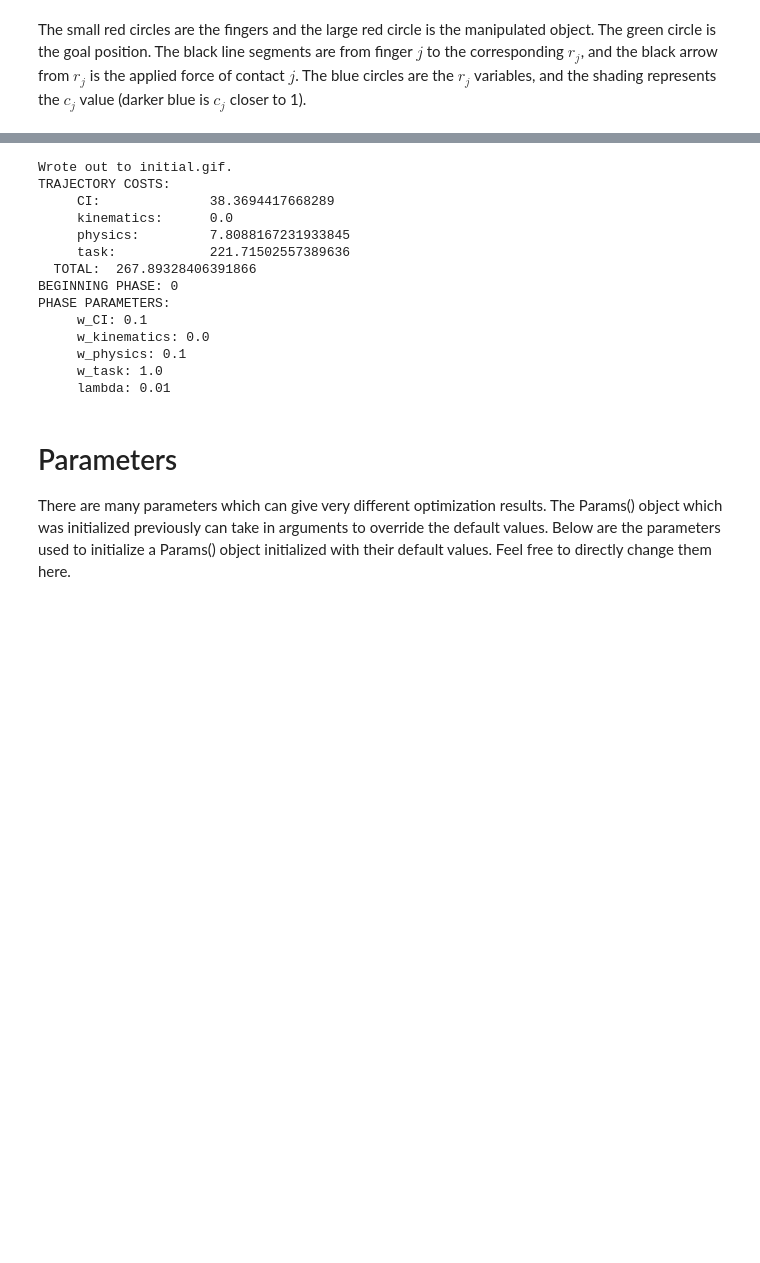
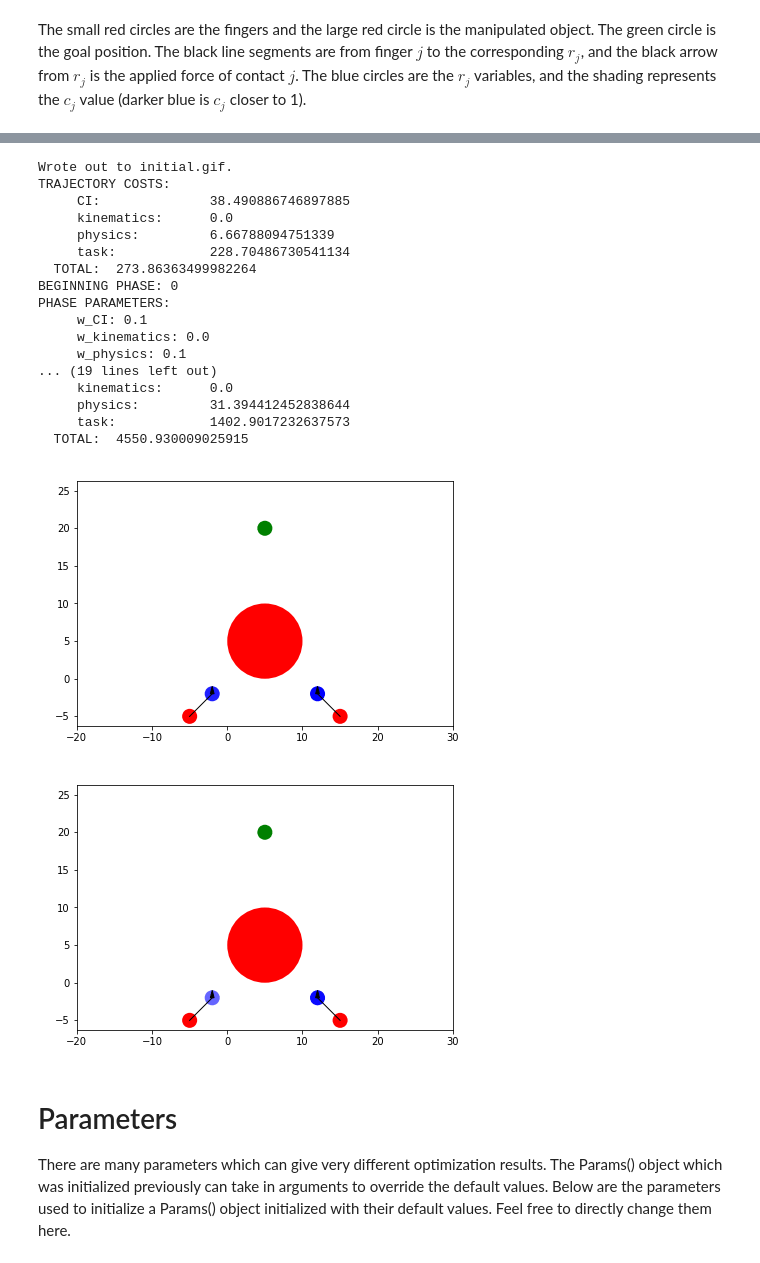
Before and after one commit to carismoses/CIO, a Jupyter notebook: CIO_notebook.ipynb, the cells around one changed output, grey strips where cells are left out. Drawn from its saved outputs; the diff is of its cells as text; code cells hidden in the pictures; blank space fills up the shorter version.

```diff
--- a/CIO_notebook.ipynb
+++ b/CIO_notebook.ipynb
@@ -192,25 +192,30 @@ The second phase uses the following weights.
 Now you can test it yourself with the following call, and play the resulting .gifs.
 # %%
 CIO(goal, world, p)
-with open('phase0.gif','rb') as f:
+with open('phase_0.gif','rb') as f:
     display(IPython.display.Image(data=f.read(), format='png'))
-with open('phase1.gif','rb') as f:
+with open('phase_1.gif','rb') as f:
     display(IPython.display.Image(data=f.read(), format='png'))
 # %% [output]
 Wrote out to initial.gif.
 TRAJECTORY COSTS:
-     CI:              38.3694417668289
+     CI:              38.490886746897885
      kinematics:      0.0
-     physics:         7.8088167231933845
-     task:            221.71502557389636
-  TOTAL:  267.89328406391866
+     physics:         6.66788094751339
+     task:            228.70486730541134
+  TOTAL:  273.86363499982264
 BEGINNING PHASE: 0
 PHASE PARAMETERS:
      w_CI: 0.1
      w_kinematics: 0.0
      w_physics: 0.1
-     w_task: 1.0
-     lambda: 0.01
+... (19 lines left out)
+     kinematics:      0.0
+     physics:         31.394412452838644
+     task:            1402.9017232637573
+  TOTAL:  4550.930009025915
+[figure, added]
+[figure, added]
 # %% [markdown]
 # Parameters
 
```
Also changed, not shown: parts of 3 cells of this notebook.
